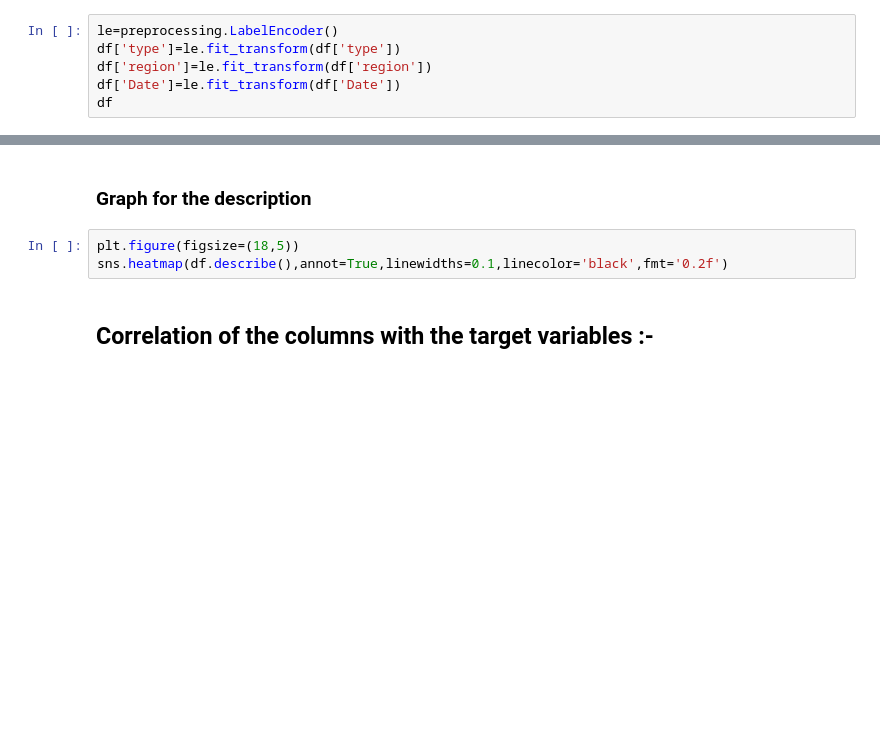
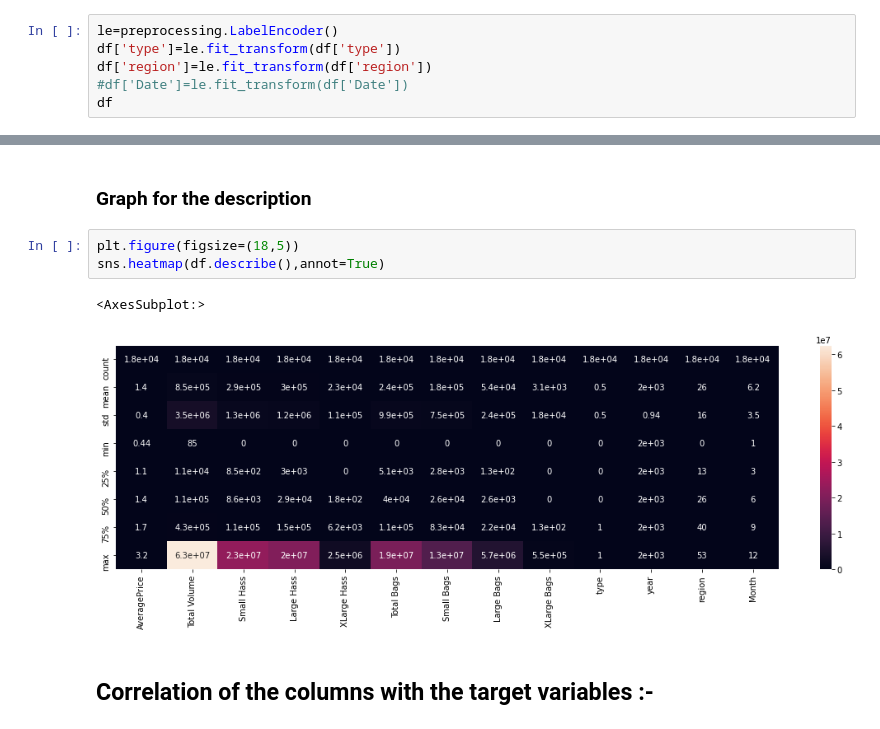
Before and after one commit to ShivaniKataria05/Analysis-Projects, a Jupyter notebook: Datatrained-Avocado-project.ipynb, the cells around one changed output, grey strips where cells are left out. Drawn from its saved outputs; the diff is of its cells as text; blank space fills up the shorter version.

```diff
--- a/Datatrained-Avocado-project.ipynb
+++ b/Datatrained-Avocado-project.ipynb
@@ -453,6 +453,6 @@ from sklearn import preprocessing
 le=preprocessing.LabelEncoder()
 df['type']=le.fit_transform(df['type'])
 df['region']=le.fit_transform(df['region'])
-df['Date']=le.fit_transform(df['Date'])
+#df['Date']=le.fit_transform(df['Date'])
 df
 # %% [output]
@@ -471,7 +493,10 @@ df.describe()
 ### Graph for the description
 # %%
 plt.figure(figsize=(18,5))
-sns.heatmap(df.describe(),annot=True,linewidths=0.1,linecolor='black',fmt='0.2f')
+sns.heatmap(df.describe(),annot=True)
+# %% [output]
+<AxesSubplot:>
+[figure, added]
 # %% [markdown]
 ## Correlation of the columns with the target variables :-
 # %%
```
Also changed, not shown: parts of 28 cells of this notebook.
